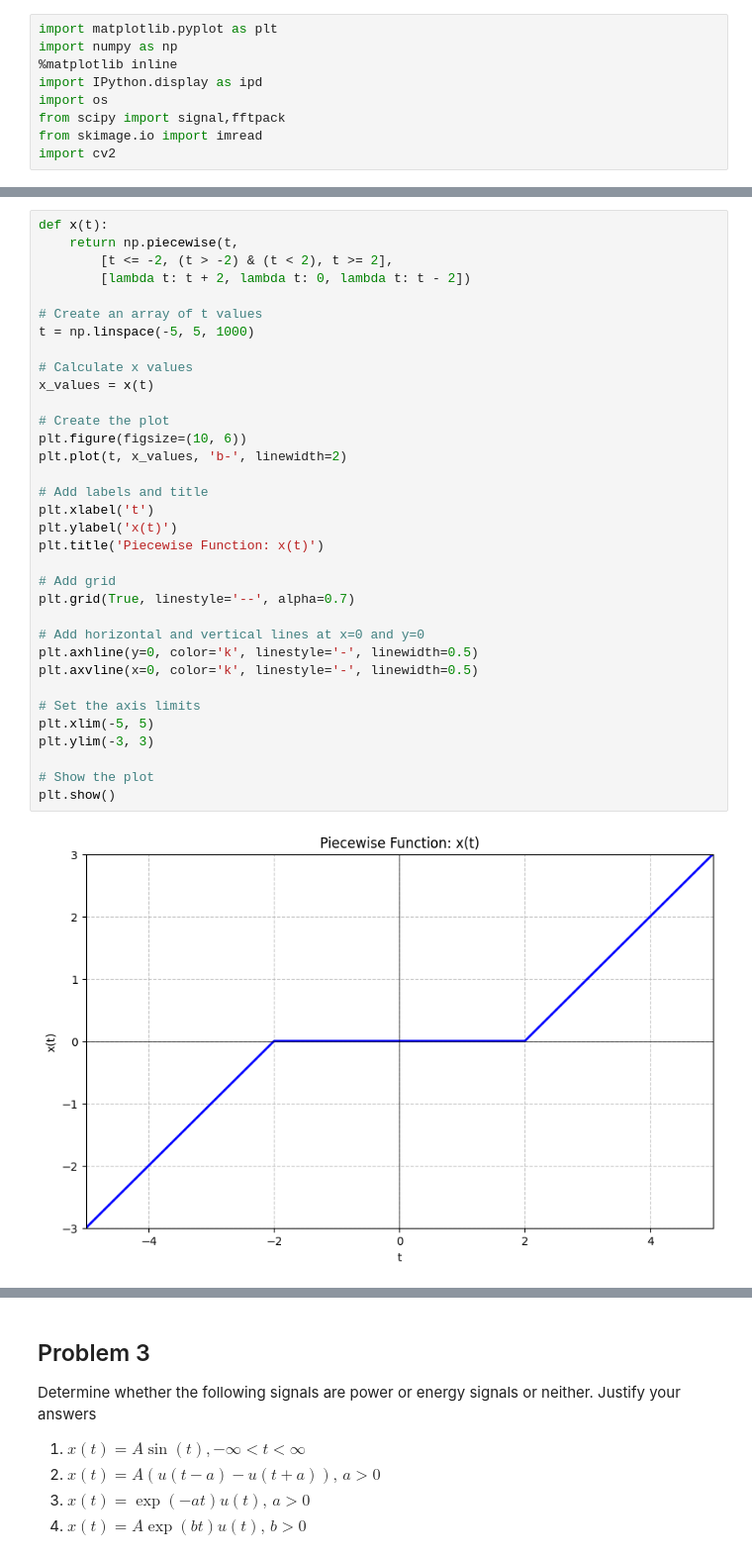
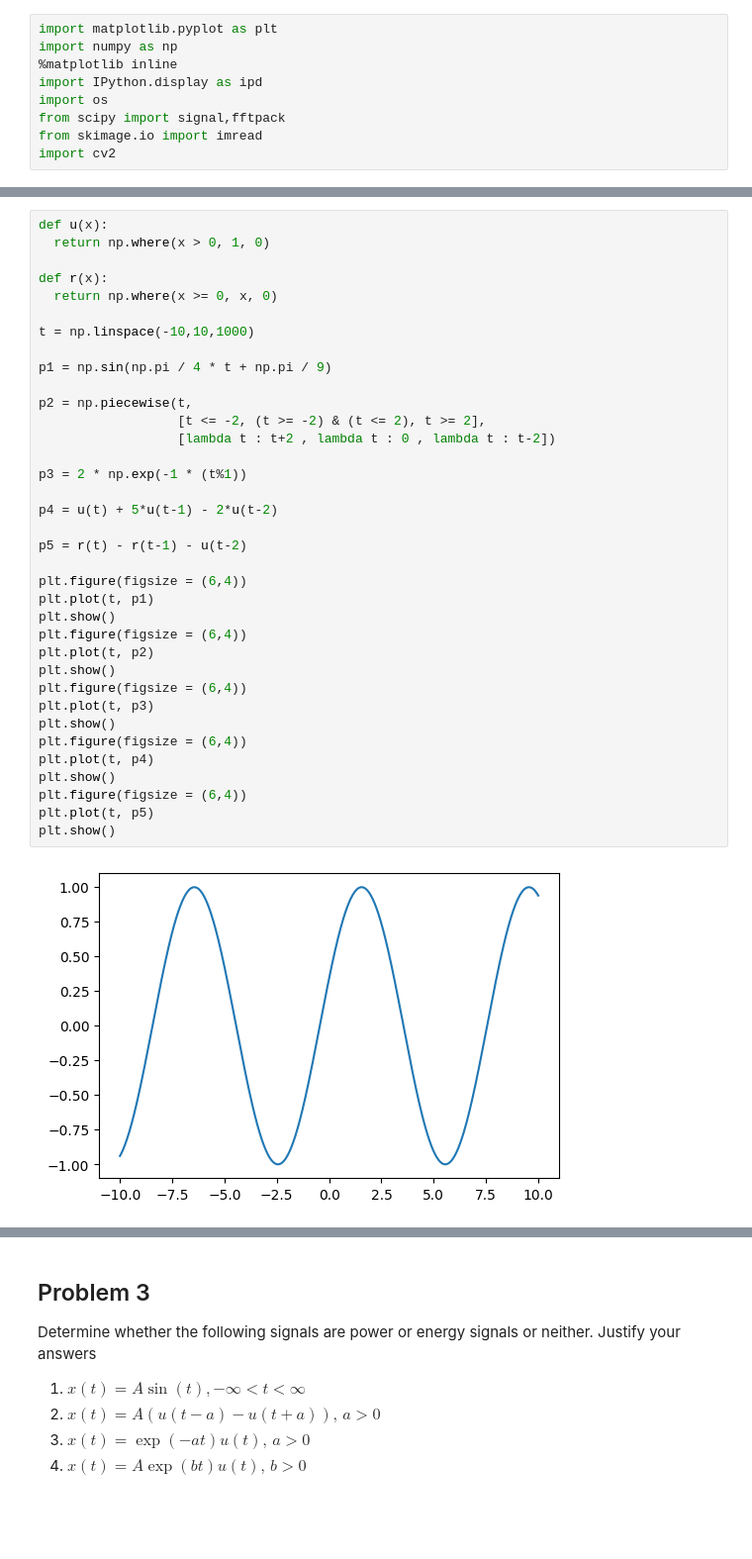
Before and after one commit to ChanatpakornS/Chula-CP-Courses, a Jupyter notebook: CU_ComEngMath_2/assignment/Com_Eng_Math_2_1_2024_Assignment_1.ipynb, the cells around one changed output, grey strips where cells are left out. Shown at 99% size. Drawn from its saved outputs; the diff is of its cells as text; blank space fills up the shorter version.

```diff
--- a/CU_ComEngMath_2/assignment/Com_Eng_Math_2_1_2024_Assignment_1.ipynb
+++ b/CU_ComEngMath_2/assignment/Com_Eng_Math_2_1_2024_Assignment_1.ipynb
@@ -29,39 +30,41 @@ $x(t) = u(t) + 5u(t-1) -2u(t-2)$
 
 5.
 $x(t) = r(t) - r(t-1) - u(t-2)$
-# %%
-def x(t):
-    return np.piecewise(t,
-        [t <= -2, (t > -2) & (t < 2), t >= 2],
-        [lambda t: t + 2, lambda t: 0, lambda t: t - 2])
-
-# Create an array of t values
-t = np.linspace(-5, 5, 1000)
-
-# Calculate x values
-x_values = x(t)
-
-# Create the plot
-plt.figure(figsize=(10, 6))
-plt.plot(t, x_values, 'b-', linewidth=2)
-
-# Add labels and title
-plt.xlabel('t')
-plt.ylabel('x(t)')
-plt.title('Piecewise Function: x(t)')
-
-# Add grid
-plt.grid(True, linestyle='--', alpha=0.7)
-
-# Add horizontal and vertical lines at x=0 and y=0
-plt.axhline(y=0, color='k', linestyle='-', linewidth=0.5)
-plt.axvline(x=0, color='k', linestyle='-', linewidth=0.5)
-
-# Set the axis limits
-plt.xlim(-5, 5)
-plt.ylim(-3, 3)
-
-# Show the plot
-plt.show()
-# %% [output]
-[figure, removed]
+# %%
+def u(x):
+  return np.where(x > 0, 1, 0)
+
+def r(x):
+  return np.where(x >= 0, x, 0)
+
+t = np.linspace(-10,10,1000)
+
+p1 = np.sin(np.pi / 4 * t + np.pi / 9)
+
+p2 = np.piecewise(t,
+                  [t <= -2, (t >= -2) & (t <= 2), t >= 2],
+                  [lambda t : t+2 , lambda t : 0 , lambda t : t-2])
+
+p3 = 2 * np.exp(-1 * (t%1))
+
+p4 = u(t) + 5*u(t-1) - 2*u(t-2)
+
+p5 = r(t) - r(t-1) - u(t-2)
+
+plt.figure(figsize = (6,4))
+plt.plot(t, p1)
+plt.show()
+plt.figure(figsize = (6,4))
+plt.plot(t, p2)
+plt.show()
+plt.figure(figsize = (6,4))
+plt.plot(t, p3)
+plt.show()
+plt.figure(figsize = (6,4))
+plt.plot(t, p4)
+plt.show()
+plt.figure(figsize = (6,4))
+plt.plot(t, p5)
+plt.show()
+# %% [output]
+[figure, added]
```
Also changed, not shown: parts of 23 cells of this notebook.
